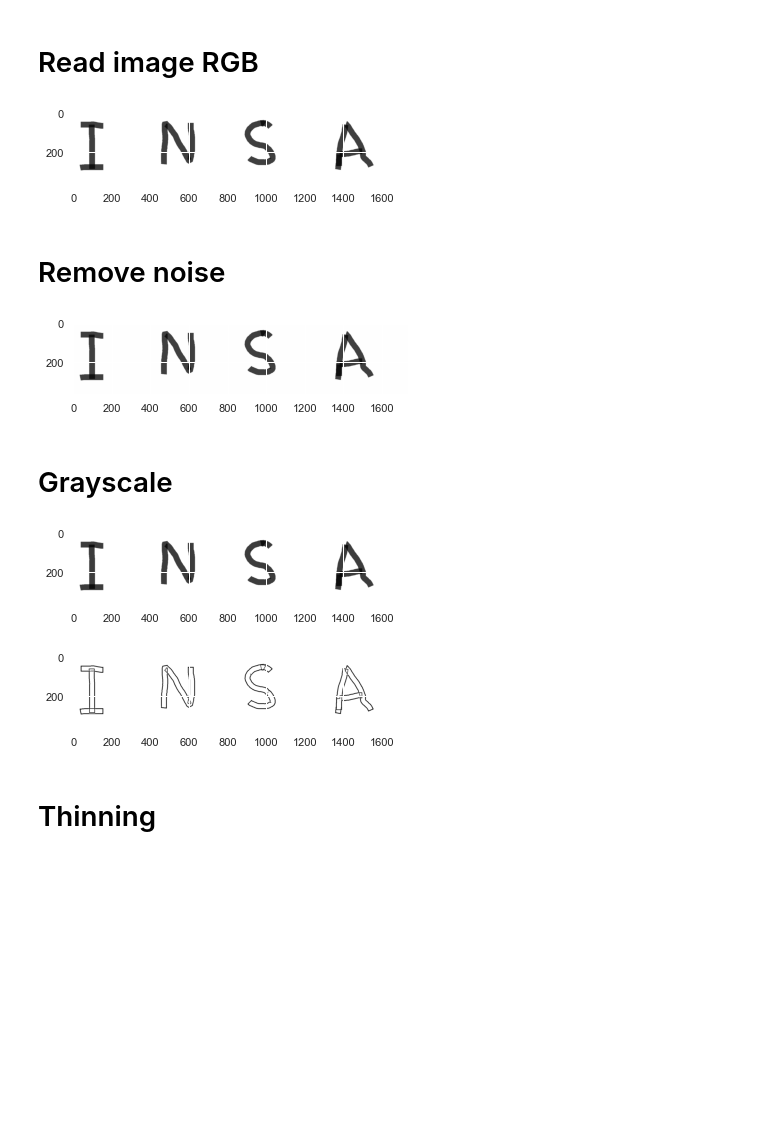
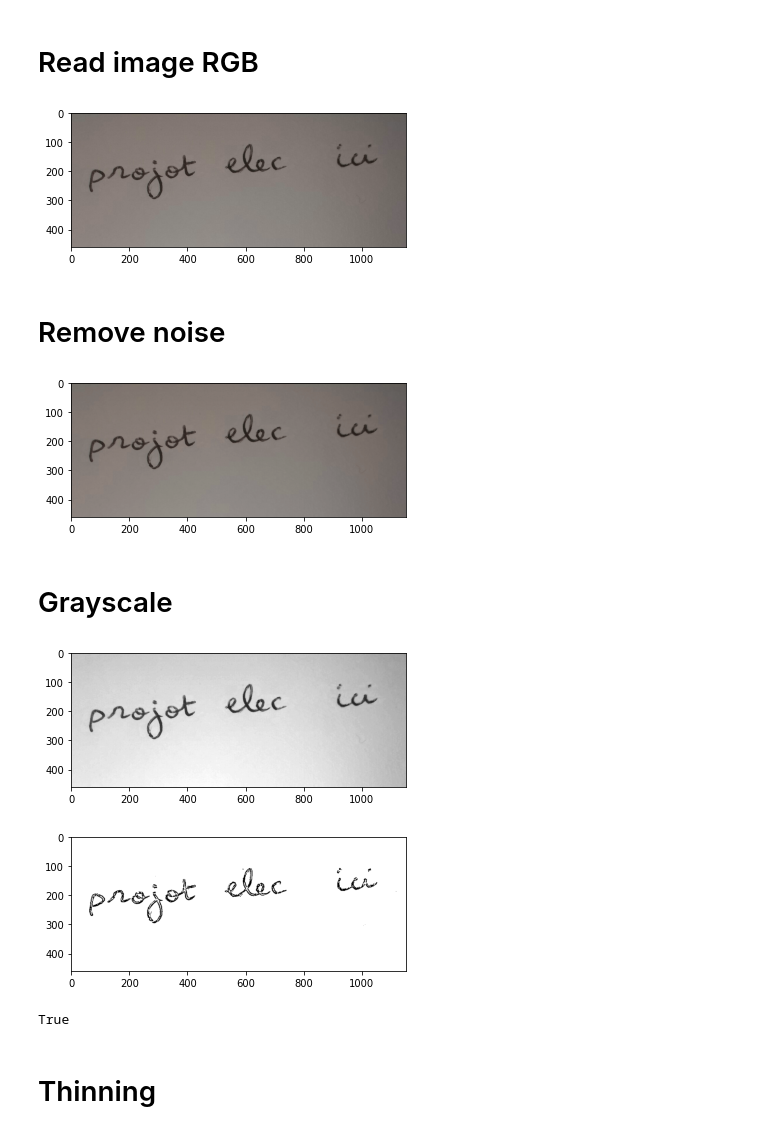
Before and after one commit to mohammedAljadd/smart-glasses, a Jupyter notebook: Model training/Handwriting recognition/2 - Text recognition.ipynb, the cells around one changed output. Cells and saved outputs as stored; diff of their text form; code cells hidden in the pictures; blank space fills up the shorter version.

```diff
--- a/Model training/Handwriting recognition/2 - Text recognition.ipynb
+++ b/Model training/Handwriting recognition/2 - Text recognition.ipynb
@@ -1,21 +1,21 @@
 # %%
 import numpy as np
-import pandas as pd
+#import pandas as pd
 import matplotlib.pyplot as plt
-import seaborn as sns
+#import seaborn as sns
 import os
-from sklearn.preprocessing import MinMaxScaler
+#from sklearn.preprocessing import MinMaxScaler
 import tensorflow as tf
-from keras.models import Sequential
-from keras.layers import Dense
-from keras.layers import Dropout
-from keras.layers import Flatten
-from keras.layers.convolutional import Conv2D
-from keras.layers.convolutional import MaxPooling2D
-from keras import backend as K
-from keras.utils import np_utils
-from sklearn.model_selection import train_test_split
-from sklearn.metrics import confusion_matrix
+#from keras.models import Sequential
+#from keras.layers import Dense
+#from keras.layers import Dropout
+#from keras.layers import Flatten
+#from keras.layers.convolutional import Conv2D
+#from keras.layers.convolutional import MaxPooling2D
+#from keras import backend as K
+#from keras.utils import np_utils
+#from sklearn.model_selection import train_test_split
+#from sklearn.metrics import confusion_matrix
 import numpy as np
 import matplotlib.pyplot as plt
 import os
@@ -38,7 +38,7 @@ from time import time
 import warnings
 warnings.filterwarnings('ignore')
 
-sns.set()
+#sns.set()
 
 output_labels = ['0', '1', '2', '3', '4', '5', '6', '7', '8', '9',
                  'A','B','C','D','E','F','G','H','I','J','K','L','M',
@@ -46,11 +46,11 @@ output_labels = ['0', '1', '2', '3', '4', '5', '6', '7', '8', '9',
 # %% [markdown]
 # Read image RGB
 # %%
-image_color = cv2.imread('img/hellotest.png', cv2.COLOR_BGR2RGB)
+image_color = cv2.imread('test.jpg', cv2.COLOR_BGR2RGB)
 plt.imshow(image_color)
 plt.show()
 # %% [output]
-[figure, old version]
+[figure, new version]
 # %% [markdown]
 # Remove noise
 # %%
@@ -58,7 +58,7 @@ image_denoise = cv2.fastNlMeansDenoisingColored(image_color, None, 20, 20, 2, 2)
 plt.imshow(image_denoise)
 plt.show()
 # %% [output]
-[figure, old version]
+[figure, new version]
 # %% [markdown]
 # Grayscale
 # %%
@@ -66,13 +66,17 @@ image_gray = cv2.cvtColor(image_denoise, cv2.COLOR_BGR2GRAY)
 plt.imshow(image_gray, cmap='gray')
 plt.show()
 # %% [output]
-[figure, old version]
+[figure, new version]
 # %%
 image_binary = cv2.adaptiveThreshold(image_gray, 255,cv2.ADAPTIVE_THRESH_GAUSSIAN_C,cv2.THRESH_BINARY,11,5)
 plt.imshow(image_binary, cmap='gray')
 plt.show()
 # %% [output]
-[figure, old version]
+[figure, new version]
+# %%
+cv2.imwrite('test.jpg', image_binary)
+# %% [output]
+True
 # %% [markdown]
 # Thinning
 # %%
```
Also changed, not shown: parts of 2 cells of this notebook, 10 other files.
